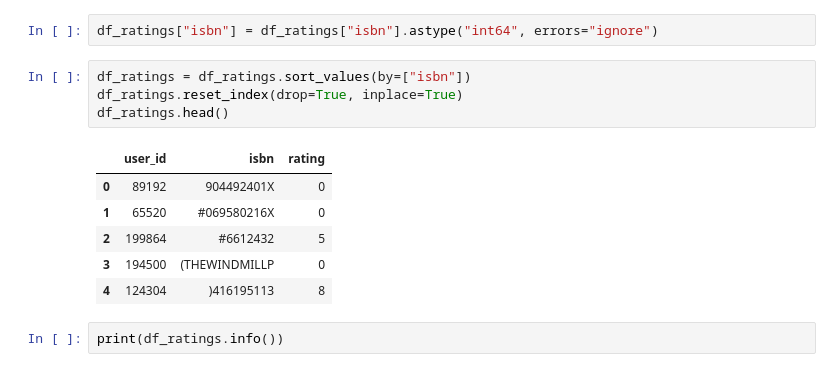
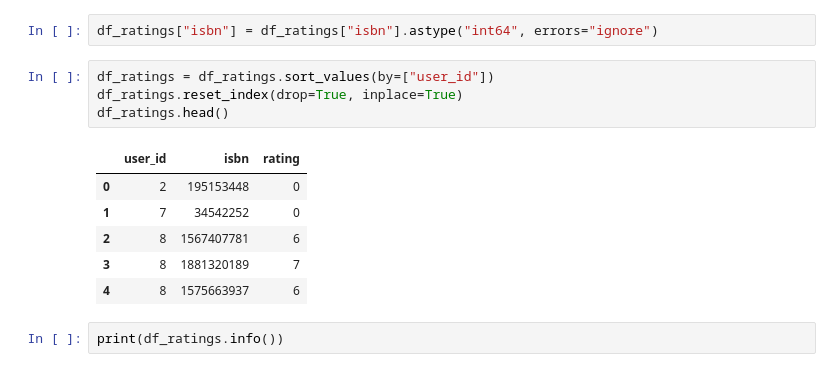
Before and after one commit to raseniero/book-rental-recommerder-system, a Jupyter notebook: Books.ipynb, the cells around one changed output. Saved outputs shown, nothing was run; the diff lists cells and outputs as text.

```diff
--- a/Books.ipynb
+++ b/Books.ipynb
@@ -240,16 +240,16 @@ dtype: bool
 # %%
 df_ratings["isbn"] = df_ratings["isbn"].astype("int64", errors="ignore")
 # %%
-df_ratings = df_ratings.sort_values(by=["isbn"])
+df_ratings = df_ratings.sort_values(by=["user_id"])
 df_ratings.reset_index(drop=True, inplace=True)
 df_ratings.head()
 # %% [output]
 |  | user_id | isbn | rating |
-| 0 | 89192 | 904492401X | 0 |
-| 1 | 65520 | #069580216X | 0 |
-| 2 | 199864 | #6612432 | 5 |
-| 3 | 194500 | (THEWINDMILLP | 0 |
-| 4 | 124304 | )416195113 | 8 |
+| 0 | 2 | 195153448 | 0 |
+| 1 | 7 | 34542252 | 0 |
+| 2 | 8 | 1567407781 | 6 |
+| 3 | 8 | 1881320189 | 7 |
+| 4 | 8 | 1575663937 | 6 |
 # %%
 print(df_ratings.info())
 # %% [output]
```
Also changed, not shown: parts of 5 cells of this notebook, 1 other file.
